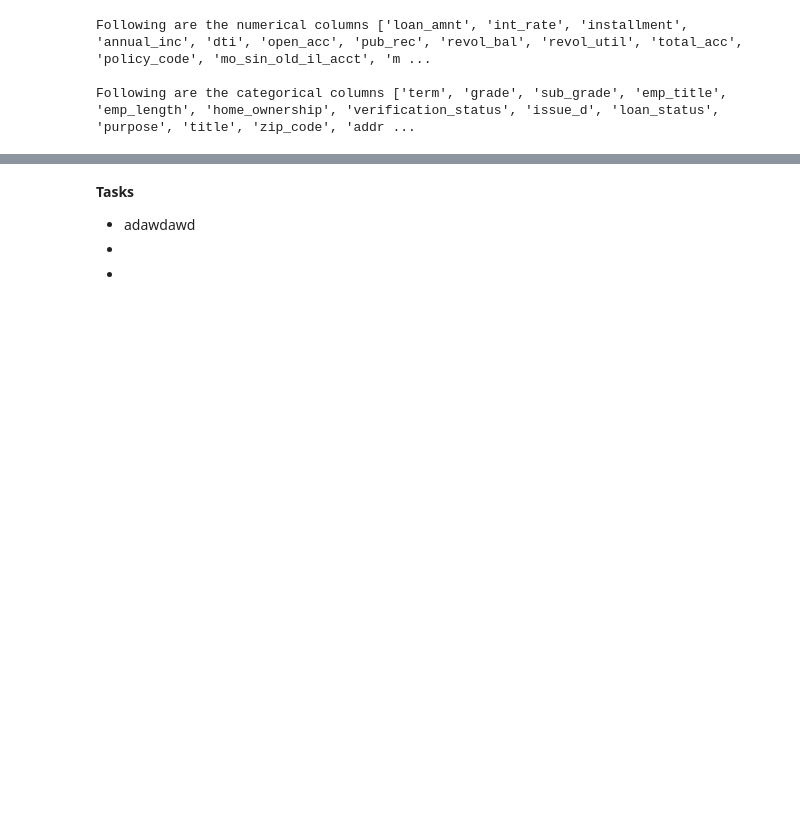
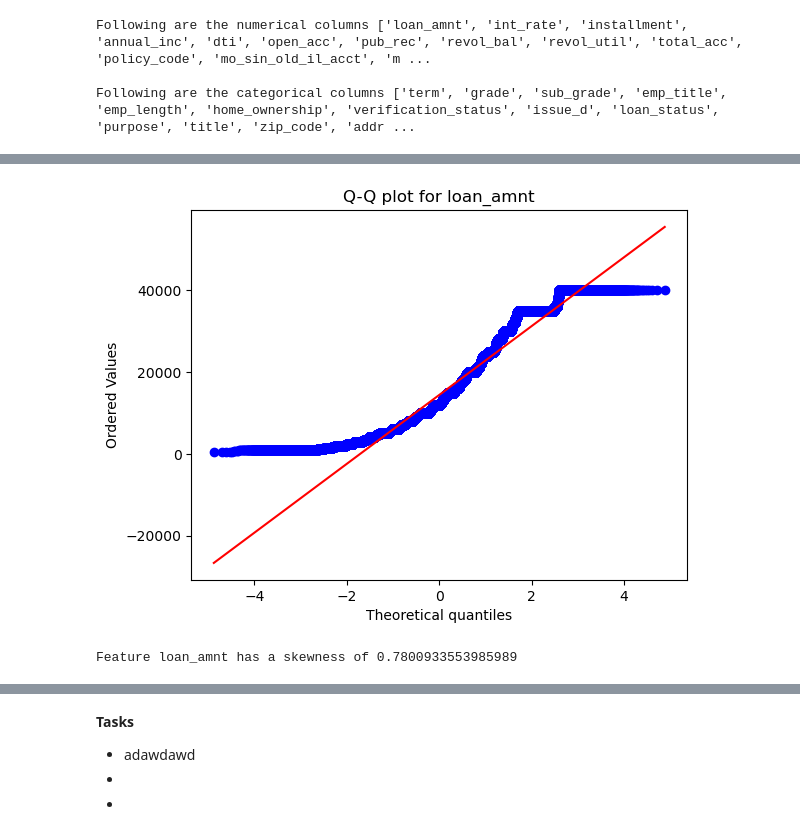
Before and after one commit to Singhal-Piyush/credit-risk-probability-default-model, a Jupyter notebook: 01_credit_risk_data_exploration.ipynb, the cells around one changed output, grey strips where cells are left out. Cells and saved outputs as stored; diff of their text form; code cells hidden in the pictures; blank space fills up the shorter version.

```diff
--- a/01_credit_risk_data_exploration.ipynb
+++ b/01_credit_risk_data_exploration.ipynb
@@ -588,0 +603,9 @@ APPLICATION_TYPE  :  2
+# %%
+def skew_QQ_plot(feature_name, data):
+    # plot the Q-Q plot for the feature
+    stats.probplot(data, dist = 'norm', plot = plt)
+    plt.title(f'Q-Q plot for {feature_name}')
+    plt.show()
+
+    # print the skewness in the data
+    print(f'Feature {feature_name} has a skewness of {data.skew()}')
@@ -588,0 +663,6 @@ APPLICATION_TYPE  :  2
+# %%
+# check for skewness and plot Q-Q plot for normality
+skew_QQ_plot('loan_amnt', data = dataset_loan['loan_amnt'])
+# %% [output]
+[figure, added]
+Feature loan_amnt has a skewness of 0.7800933553985989
```
Also changed, not shown: parts of 37 cells of this notebook.
